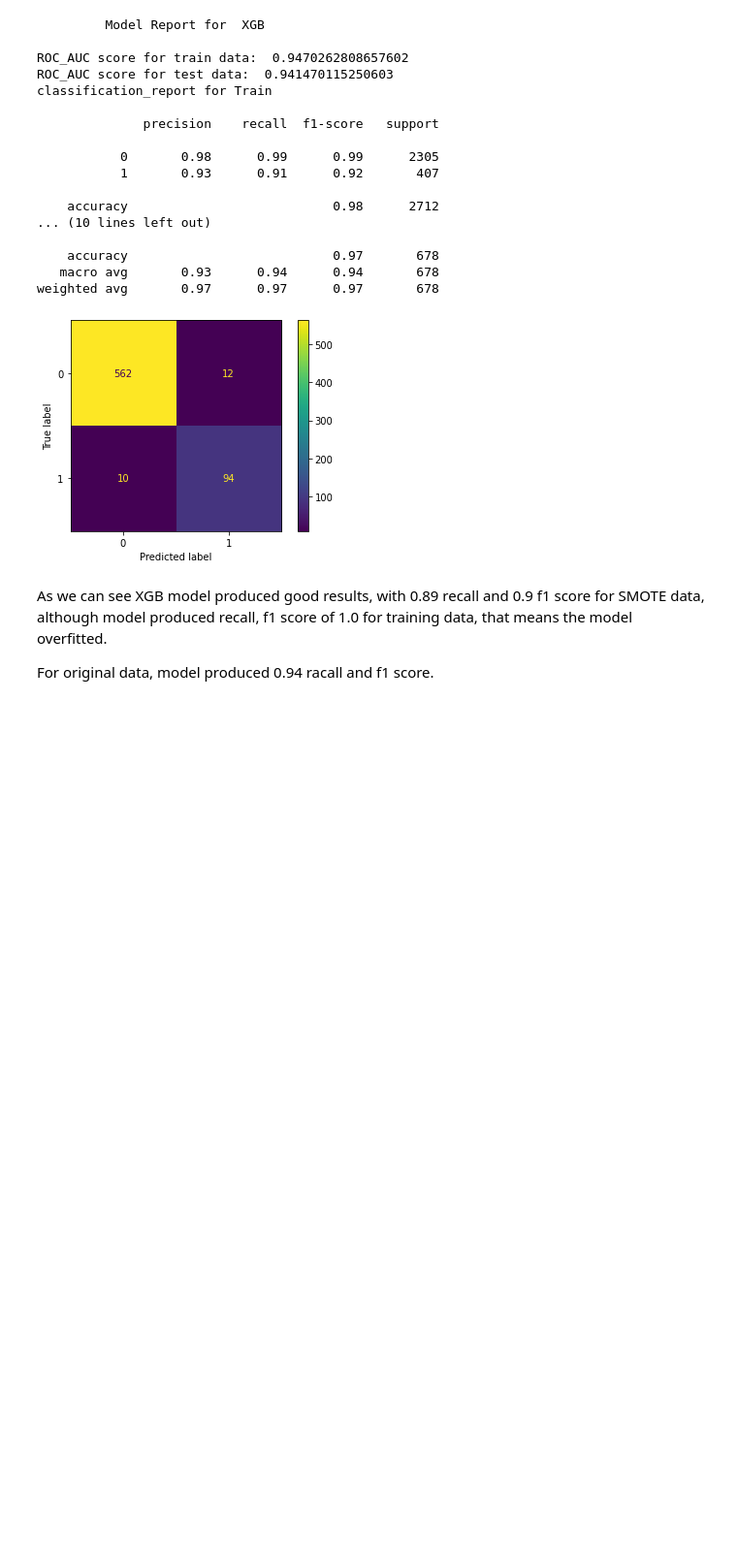
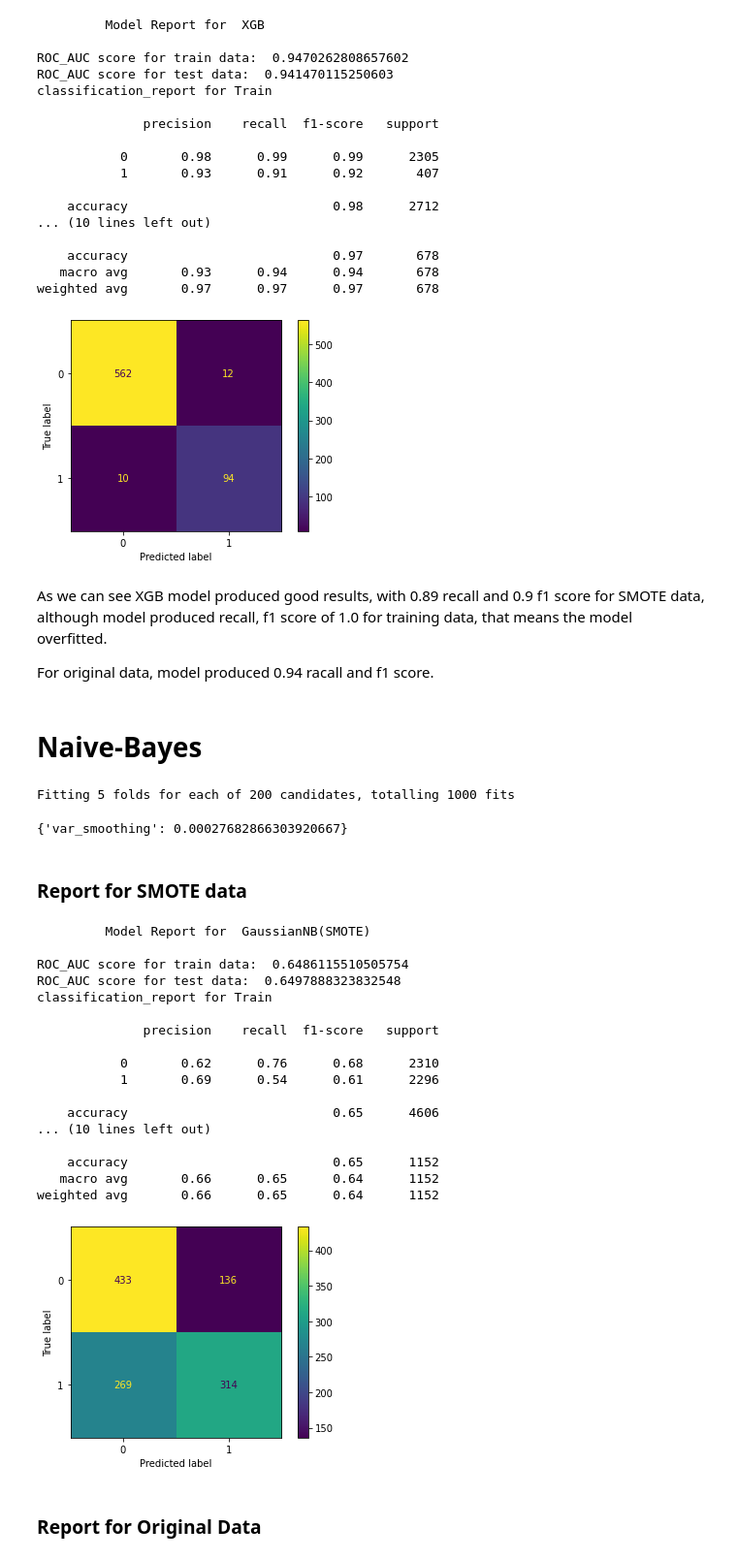
Before and after one commit to iMrugesh9/Cardiovascular_Risk_Prediction_Mrugesh_Patel, a Jupyter notebook: Cardiovascular_Risk_Prediction_Mrugesh_Patel.ipynb, the cells around one changed output. Shown at 97% size. Drawn from its saved outputs; the diff is of its cells as text; code cells hidden in the pictures; blank space fills up the shorter version.

```diff
--- a/Cardiovascular_Risk_Prediction_Mrugesh_Patel.ipynb
+++ b/Cardiovascular_Risk_Prediction_Mrugesh_Patel.ipynb
@@ -831,3 +831,51 @@ weighted avg       0.97      0.97      0.97       678
 As we can see XGB model produced good results, with 0.89 recall and 0.9 f1 score for SMOTE data, although model produced recall, f1 score of 1.0 for training data, that means the model overfitted.
 
 For original data, model produced 0.94 racall and f1 score.
+# %% [markdown]
+# Naive-Bayes
+# %%
+# naive bayes model with cross validation
+nb_classifier = GaussianNB()
+
+params_NB = {'var_smoothing': np.logspace(0,-12, num=200)}
+gs_NB = GridSearchCV(estimator=nb_classifier,
+                 param_grid=params_NB,
+                 verbose=1,
+                 scoring='roc_auc')
+gs_NB.fit(X_train_sm, y_train_sm)
+
+gs_NB.best_params_
+# %% [output]
+Fitting 5 folds for each of 200 candidates, totalling 1000 fits
+{'var_smoothing': 0.00027682866303920667}
+# %% [markdown]
+### Report for SMOTE data
+# %%
+# predicting classes
+train_preds =gs_NB.predict(X_train_sm)
+test_preds  = gs_NB.predict(X_test_sm)
+# %%
+# generating report
+dict_NB_sm=model_report(gs_NB,'GaussianNB(SMOTE)',y_train_sm,y_test_sm,test_preds,train_preds)
+df_report_sm.loc['Gaussian NB']=dict_NB_sm.iloc[1,:]
+# %% [output]
+         Model Report for  GaussianNB(SMOTE)
+
+ROC_AUC score for train data:  0.6486115510505754
+ROC_AUC score for test data:  0.6497888323832548
+classification_report for Train
+
+              precision    recall  f1-score   support
+
+           0       0.62      0.76      0.68      2310
+           1       0.69      0.54      0.61      2296
+
+    accuracy                           0.65      4606
+... (10 lines left out)
+
+    accuracy                           0.65      1152
+   macro avg       0.66      0.65      0.64      1152
+weighted avg       0.66      0.65      0.64      1152
+[figure, added]
+# %% [markdown]
+### Report for Original Data
```
Also changed, not shown: parts of 33 cells of this notebook.
